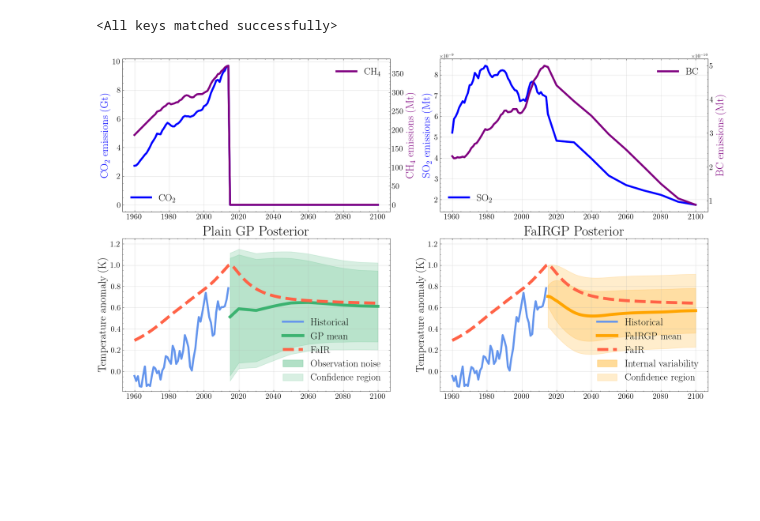
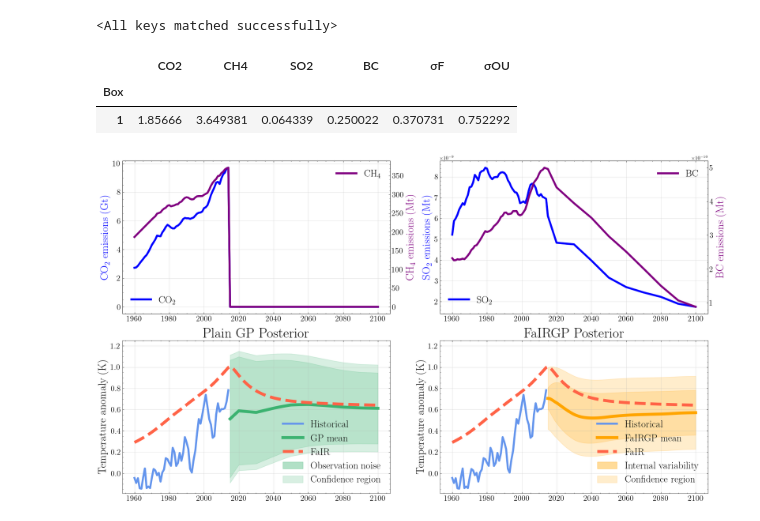
Before and after one commit to shahineb/FaIRGP, a Jupyter notebook: notebooks/FaIRGP-sudden-emission-drop.ipynb, the cells around one changed output. Cells and saved outputs as stored; diff of their text form; code cells hidden in the pictures; blank space fills up the shorter version.

```diff
--- a/notebooks/FaIRGP-sudden-emission-drop.ipynb
+++ b/notebooks/FaIRGP-sudden-emission-drop.ipynb
@@ -47,6 +47,22 @@ state_dict = torch.load('../data/models/all-ssps/FaIRGP/state_dict.pt')
 fairgpmodel.load_state_dict(state_dict)
 # %% [output]
 <All keys matched successfully>
+# %%
+import pandas as pd
+def get_lengthscales_df(model):
+    sigmaF = model.kernel.outputscale.detach().numpy()
+    lengthscales = model.kernel.base_kernel.lengthscale.detach().flatten().numpy()
+    sigmaOU = model.likelihood.outputscale.detach().numpy()
+    data = np.append(lengthscales, sigmaF)
+    data = np.append(data, sigmaOU).reshape(1, -1)
+    columns = ['CO2', 'CH4', 'SO2', 'BC', 'σF', 'σOU']
+    index = [1]
+    return pd.DataFrame(data=data, columns=columns, index=index).rename_axis('Box')
+get_lengthscales_df(fairgpmodel)
+# %% [output]
+|  | CO2 | CH4 | SO2 | BC | σF | σOU |
+| Box |  |  |  |  |  |  |
+| 1 | 1.85666 | 3.649381 | 0.064339 | 0.250022 | 0.370731 | 0.752292 |
 # %%
 test_scenarios = ScenarioDataset([stopGHG], hist_scenario=stopGHG.hist_scenario)
 # %%
```
Also changed, not shown: 11 other files.
